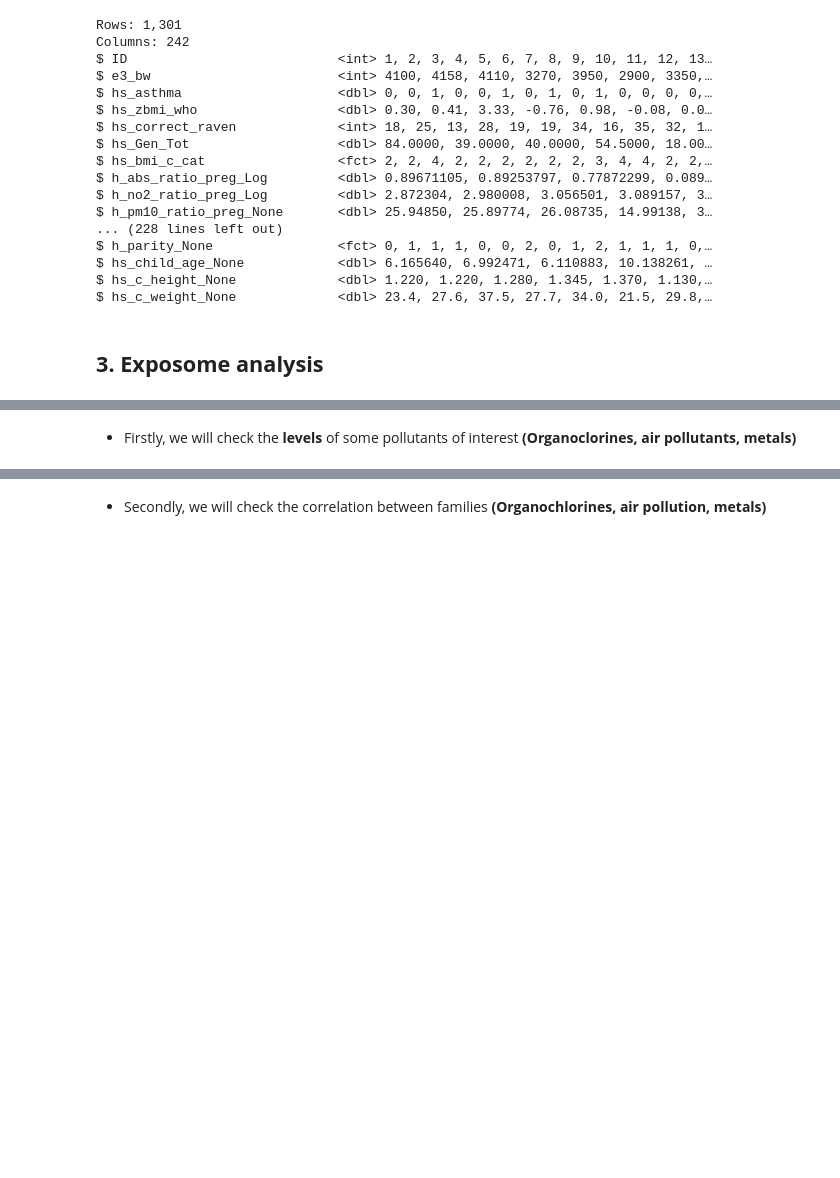
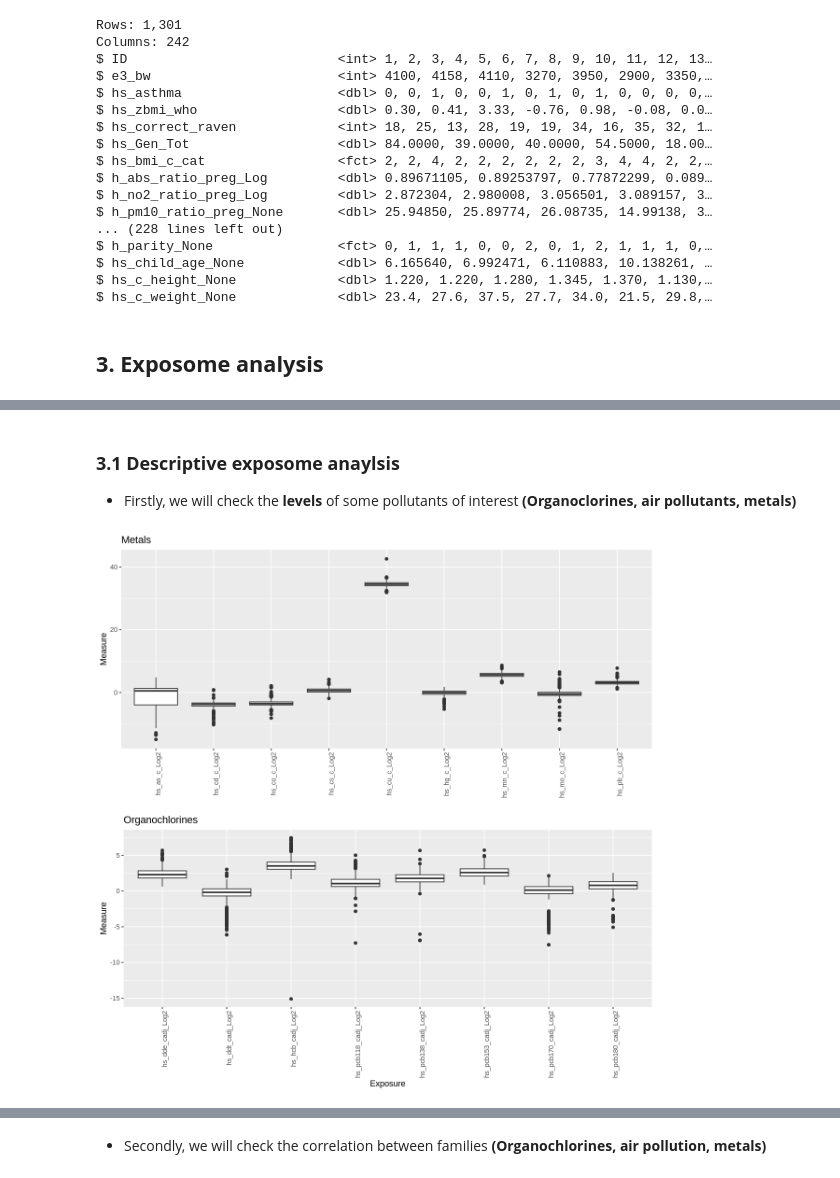
Before and after one commit to alldominguez/isee_young_rennes_ws1, a Jupyter notebook: ws1_isee_young_rennes_version1.ipynb, the cells around one changed output, grey strips where cells are left out. Cells and saved outputs as stored; diff of their text form; code cells hidden in the pictures; blank space fills up the shorter version.

```diff
--- a/ws1_isee_young_rennes_version1.ipynb
+++ b/ws1_isee_young_rennes_version1.ipynb
@@ -380,6 +375,8 @@ $ hs_c_weight_None             <dbl> 23.4, 27.6, 37.5, 27.7, 34.0, 21.5, 29.8,
 
 The exposome, described as 'the totality of human environmental exposures from conception onwards,'acknowledges that individuals are simultaneously exposed to multiple different environmental factors, adopting a holistic approach to discovering etiological factors of disease. The main advantage of the exposome approach over more traditional 'one exposure, one disease or health outcome' models is that it provides a framework for studying multiple environmental risks (urban, chemical, lifestyle, social, etc.) and their combined effects.
 # %% [markdown]
+### **3.1 Descriptive exposome anaylsis** <a name="descriptive-exposome"></a>
+
 - Firstly, we will check the **levels** of some pollutants of interest **(Organoclorines, air pollutants, metals)**
 # %%
 # This line is just to set the size of the following plots
@@ -387,3 +384,8 @@ options(repr.plot.width=15, repr.plot.height=15)
+# %%
+# We plot the concentrations of each pollutant per family
+rexposome::plotFamily(exp, family = "all")
+# %% [output]
+[figure, added]
 # %%
 # Organoclorines levels per cohort
 rexposome::plotFamily(exp,
```
Also changed, not shown: parts of 19 cells of this notebook.
